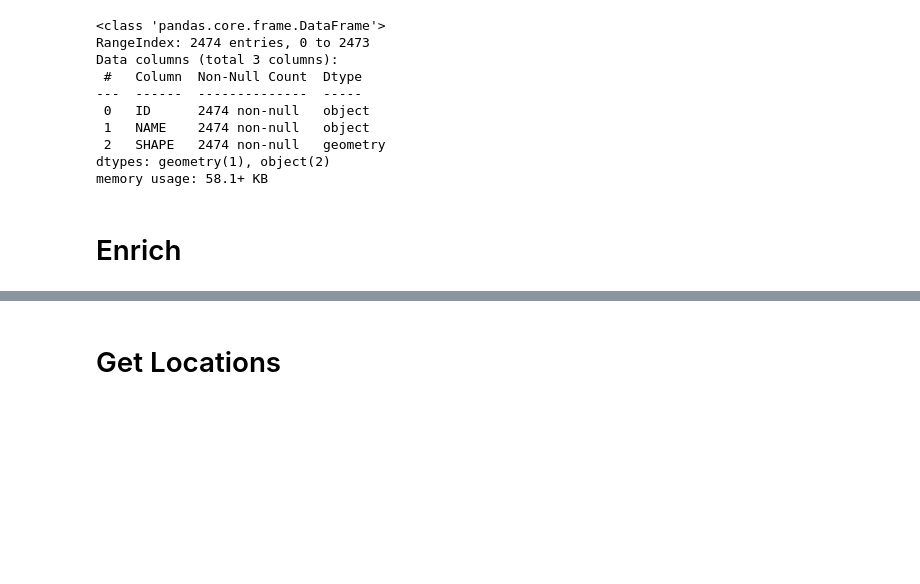
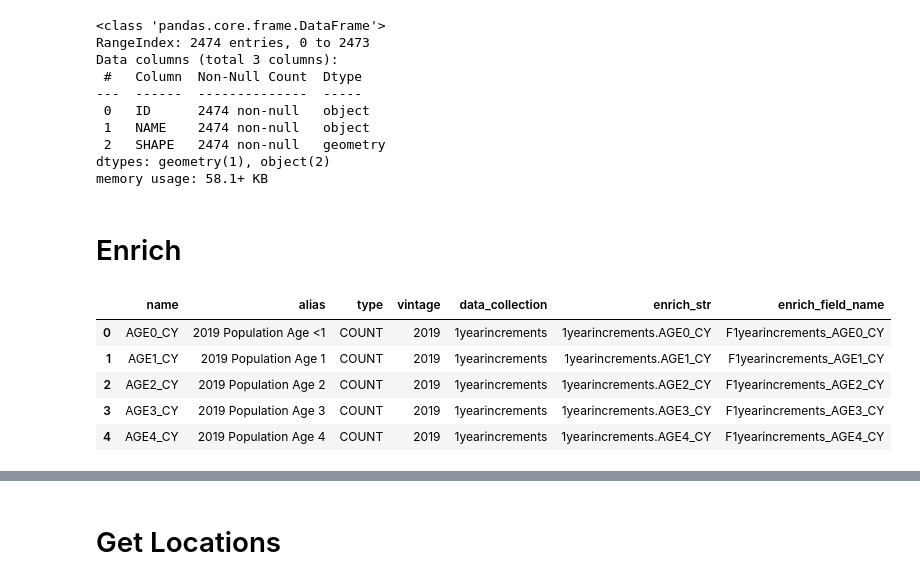
Before and after one commit to knu2xs/demographic-modeling, a Jupyter notebook: notebooks/01-prepare-data.ipynb, the cells around one changed output, grey strips where cells are left out. Saved outputs shown, nothing was run; the diff lists cells and outputs as text; code cells hidden in the pictures; blank space fills up the shorter version.

```diff
--- a/notebooks/01-prepare-data.ipynb
+++ b/notebooks/01-prepare-data.ipynb
@@ -141,0 +138,11 @@ enrich_vars = ['list', 'of', 'enrich', 'vars']
+# %%
+# accessing the enrich variables makes it easy to introspectively see what variables are available
+# incidentally, I would also like to simply be able to reference current year and future year in this table to make scripts more future proof
+usa.enrich_variables.head()
+# %% [output]
+|  | name | alias | type | vintage | data_collection | enrich_str | enrich_field_name |
+| 0 | AGE0_CY | 2019 Population Age <1 | COUNT | 2019 | 1yearincrements | 1yearincrements.AGE0_CY | F1yearincrements_AGE0_CY |
+| 1 | AGE1_CY | 2019 Population Age 1 | COUNT | 2019 | 1yearincrements | 1yearincrements.AGE1_CY | F1yearincrements_AGE1_CY |
+| 2 | AGE2_CY | 2019 Population Age 2 | COUNT | 2019 | 1yearincrements | 1yearincrements.AGE2_CY | F1yearincrements_AGE2_CY |
+| 3 | AGE3_CY | 2019 Population Age 3 | COUNT | 2019 | 1yearincrements | 1yearincrements.AGE3_CY | F1yearincrements_AGE3_CY |
+| 4 | AGE4_CY | 2019 Population Age 4 | COUNT | 2019 | 1yearincrements | 1yearincrements.AGE4_CY | F1yearincrements_AGE4_CY |
```
Also changed, not shown: parts of 4 cells of this notebook, 4 other files.
